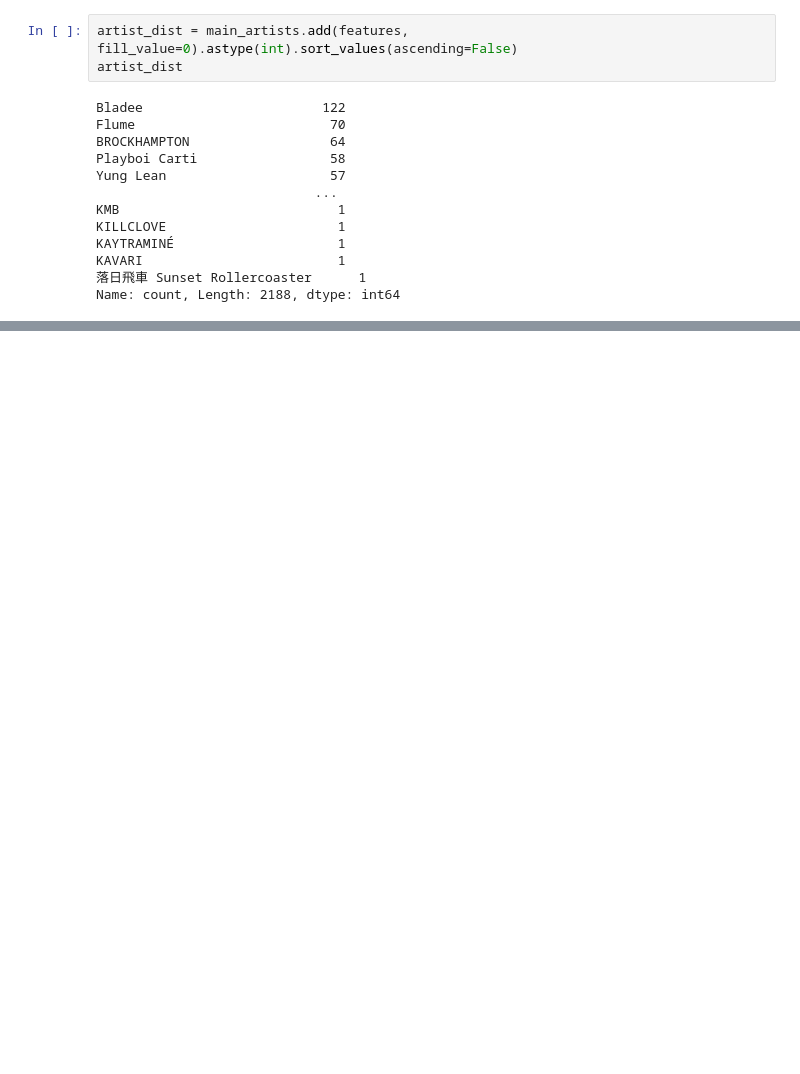
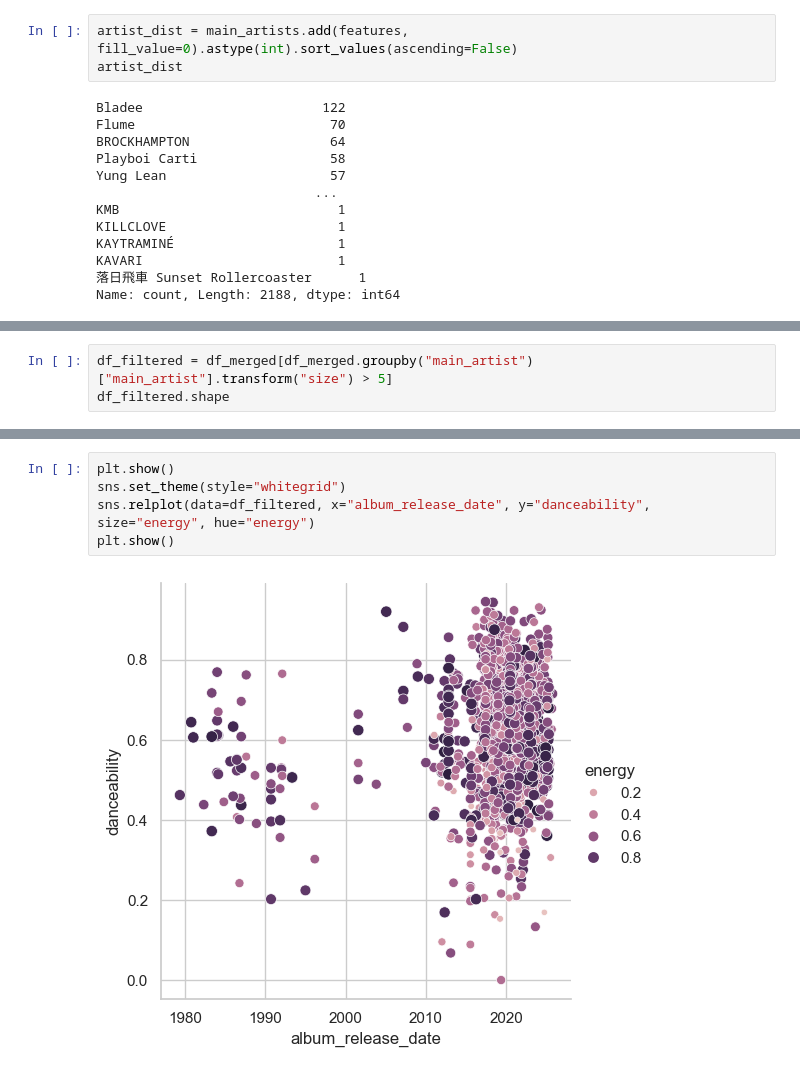
Before and after one commit to aadle/spotify-dashboard, a Jupyter notebook: notebooks/data_exploration.ipynb, the cells around one changed output, grey strips where cells are left out. Drawn from its saved outputs; the diff is of its cells as text; blank space fills up the shorter version.

```diff
--- a/notebooks/data_exploration.ipynb
+++ b/notebooks/data_exploration.ipynb
@@ -215,0 +117,3 @@ if not dir_path.exists():
+# %%
+df_filtered = df_merged[df_merged.groupby("main_artist")["main_artist"].transform("size") > 5]
+df_filtered.shape
@@ -215,0 +146,7 @@ if not dir_path.exists():
+# %%
+plt.show()
+sns.set_theme(style="whitegrid")
+sns.relplot(data=df_filtered, x="album_release_date", y="danceability", size="energy", hue="energy")
+plt.show()
+# %% [output]
+[figure, added]
```
Also changed, not shown: parts of 45 cells of this notebook, 10 other files.
